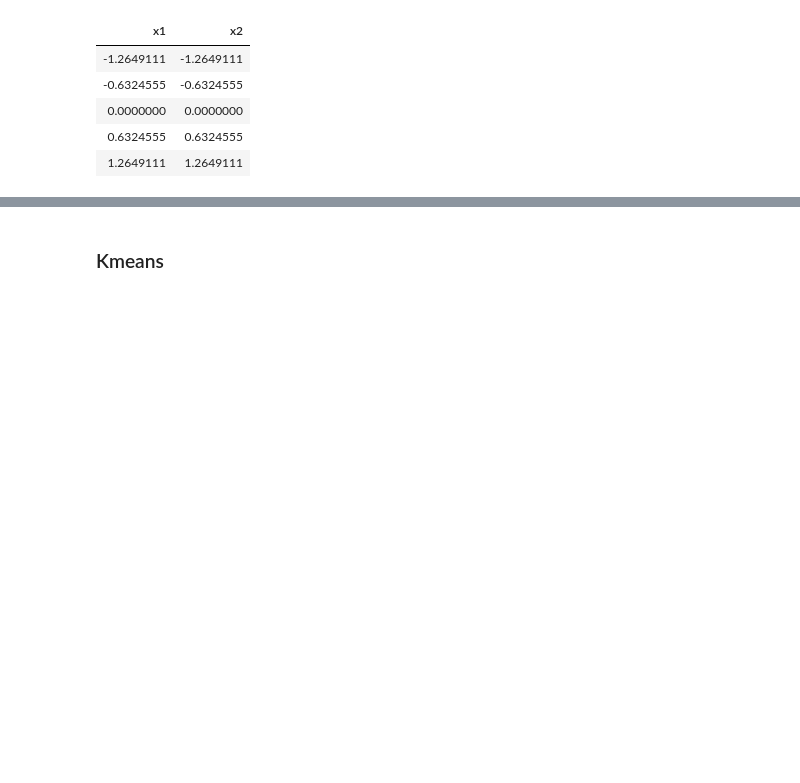
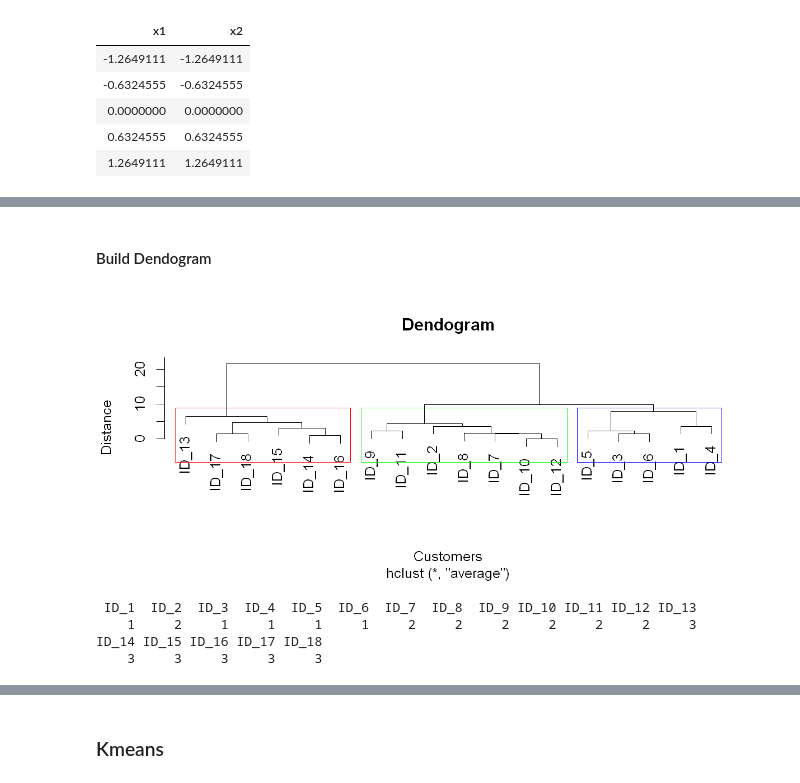
Before and after one commit to yongks/r_book, a Jupyter notebook: 05-machine_learning.ipynb, the cells around one changed output, grey strips where cells are left out. Saved outputs shown, nothing was run; the diff lists cells and outputs as text; code cells hidden in the pictures; blank space fills up the shorter version.

```diff
--- a/05-machine_learning.ipynb
+++ b/05-machine_learning.ipynb
@@ -168,0 +223,17 @@ scale( num.df )
+# %% [markdown]
+#### Build Dendogram
+# %%
+dendogram = hclust(d, method = 'average')  ## method can also be 'complete','single','centroid'
+# %%
+plot( dendogram, main='Dendogram', xlab='Customers', ylab='Distance' )
+rect.hclust( dendogram, k=3, border=c('red','green','blue'))
+# %% [output]
+[figure, added]
+# %%
+clusters = cutree(dendogram, 3)
+print(clusters)
+# %% [output]
+ ID_1  ID_2  ID_3  ID_4  ID_5  ID_6  ID_7  ID_8  ID_9 ID_10 ID_11 ID_12 ID_13
+    1     2     1     1     1     1     2     2     2     2     2     2     3
+ID_14 ID_15 ID_16 ID_17 ID_18
+    3     3     3     3     3
```
Also changed, not shown: parts of 31 cells of this notebook, 11 other files.
